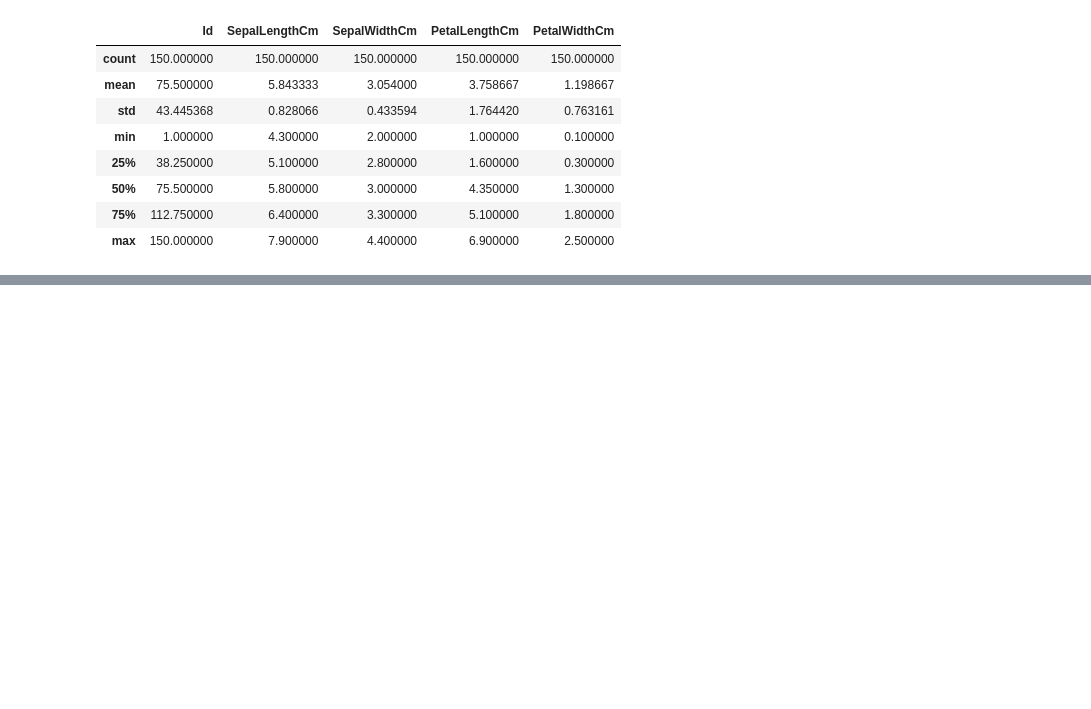
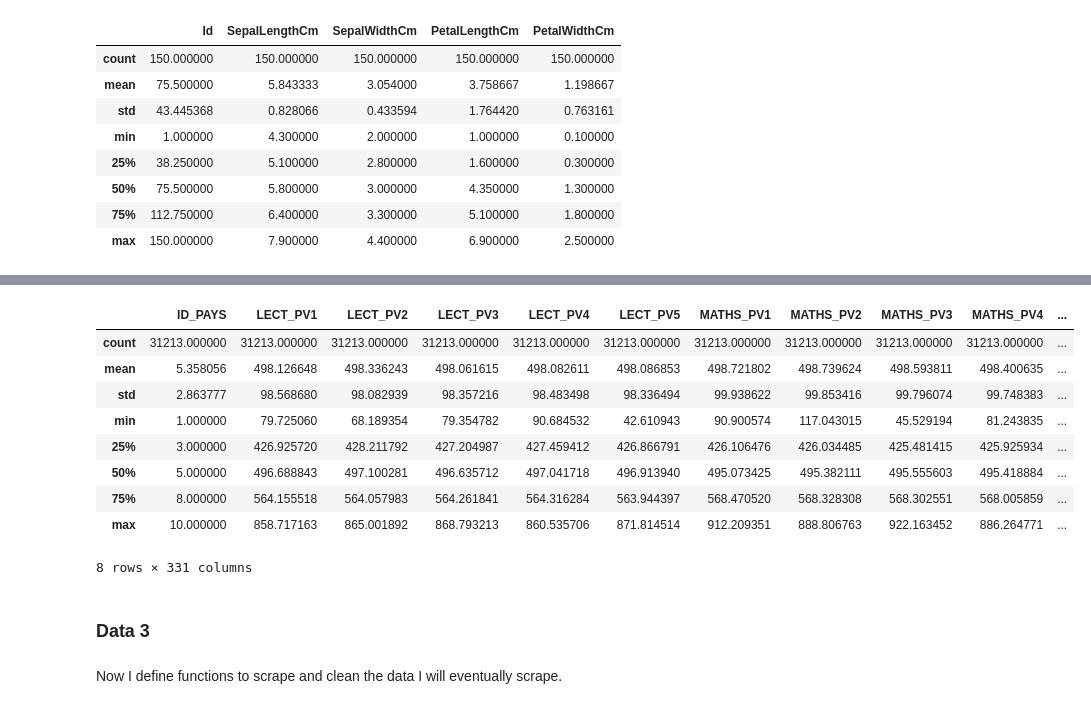
Before and after one commit to yelircaasi/byu_econ_applied_machine_learning, a Jupyter notebook: homeworks/Homework_1.ipynb, the cells around one changed output, grey strips where cells are left out. Saved outputs shown, nothing was run; the diff lists cells and outputs as text; code cells hidden in the pictures; blank space fills up the shorter version.

```diff
--- a/homeworks/Homework_1.ipynb
+++ b/homeworks/Homework_1.ipynb
@@ -74,0 +89,2 @@ data.describe()
+# %%
+data2 = pd.read_stata('PASEC2014_GRADE6.dta')
@@ -74,0 +101,15 @@ data.describe()
+# %%
+data2.describe()
+# %% [output]
+|  | ID_PAYS | LECT_PV1 | LECT_PV2 | LECT_PV3 | LECT_PV4 | LECT_PV5 | MATHS_PV1 | MATHS_PV2 | MATHS_PV3 | MATHS_PV4 | ... |
+| count | 31213.000000 | 31213.000000 | 31213.000000 | 31213.000000 | 31213.000000 | 31213.000000 | 31213.000000 | 31213.000000 | 31213.000000 | 31213.000000 | ... |
+| mean | 5.358056 | 498.126648 | 498.336243 | 498.061615 | 498.082611 | 498.086853 | 498.721802 | 498.739624 | 498.593811 | 498.400635 | ... |
+| std | 2.863777 | 98.568680 | 98.082939 | 98.357216 | 98.483498 | 98.336494 | 99.938622 | 99.853416 | 99.796074 | 99.748383 | ... |
+| min | 1.000000 | 79.725060 | 68.189354 | 79.354782 | 90.684532 | 42.610943 | 90.900574 | 117.043015 | 45.529194 | 81.243835 | ... |
+| 25% | 3.000000 | 426.925720 | 428.211792 | 427.204987 | 427.459412 | 426.866791 | 426.106476 | 426.034485 | 425.481415 | 425.925934 | ... |
+| 50% | 5.000000 | 496.688843 | 497.100281 | 496.635712 | 497.041718 | 496.913940 | 495.073425 | 495.382111 | 495.555603 | 495.418884 | ... |
+| 75% | 8.000000 | 564.155518 | 564.057983 | 564.261841 | 564.316284 | 563.944397 | 568.470520 | 568.328308 | 568.302551 | 568.005859 | ... |
+| max | 10.000000 | 858.717163 | 865.001892 | 868.793213 | 860.535706 | 871.814514 | 912.209351 | 888.806763 | 922.163452 | 886.264771 | ... |
+8 rows × 331 columns
+# %% [markdown]
+### Data 3
@@ -74,0 +119,2 @@ data.describe()
+# %% [markdown]
+Now I define functions to scrape and clean the data I will eventually scrape.
```
Also changed, not shown: parts of 14 cells of this notebook.
